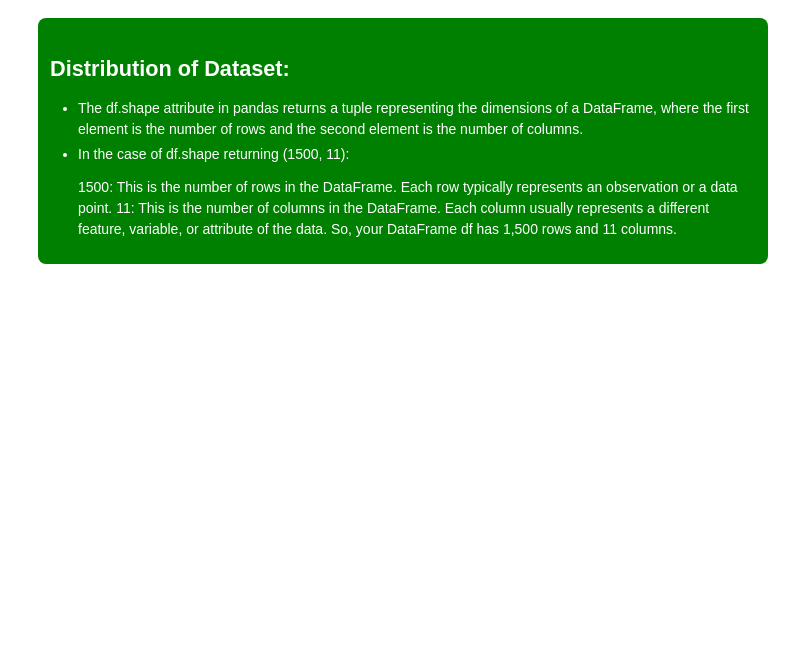
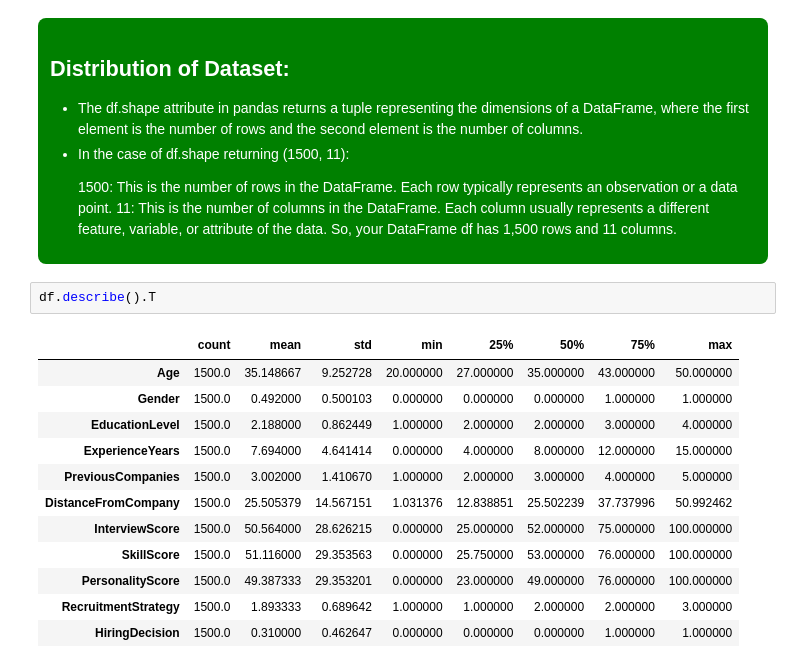
Before and after one commit to Eunnylans/Hiring--Analysis--Using--Linear--Regression, a Jupyter notebook: Predicting--Hiring--Decisions.ipynb, the cells around one changed output. Saved outputs shown, nothing was run; the diff lists cells and outputs as text; blank space fills up the shorter version.

```diff
--- a/Predicting--Hiring--Decisions.ipynb
+++ b/Predicting--Hiring--Decisions.ipynb
@@ -279,3 +300,18 @@ df.shape
 So, your DataFrame df has 1,500 rows and 11 columns.</li>
     </ul>
  </div>
+# %%
+df.describe().T
+# %% [output]
+|  | count | mean | std | min | 25% | 50% | 75% | max |
+| Age | 1500.0 | 35.148667 | 9.252728 | 20.000000 | 27.000000 | 35.000000 | 43.000000 | 50.000000 |
+| Gender | 1500.0 | 0.492000 | 0.500103 | 0.000000 | 0.000000 | 0.000000 | 1.000000 | 1.000000 |
+| EducationLevel | 1500.0 | 2.188000 | 0.862449 | 1.000000 | 2.000000 | 2.000000 | 3.000000 | 4.000000 |
+| ExperienceYears | 1500.0 | 7.694000 | 4.641414 | 0.000000 | 4.000000 | 8.000000 | 12.000000 | 15.000000 |
+| PreviousCompanies | 1500.0 | 3.002000 | 1.410670 | 1.000000 | 2.000000 | 3.000000 | 4.000000 | 5.000000 |
+| DistanceFromCompany | 1500.0 | 25.505379 | 14.567151 | 1.031376 | 12.838851 | 25.502239 | 37.737996 | 50.992462 |
+| InterviewScore | 1500.0 | 50.564000 | 28.626215 | 0.000000 | 25.000000 | 52.000000 | 75.000000 | 100.000000 |
+| SkillScore | 1500.0 | 51.116000 | 29.353563 | 0.000000 | 25.750000 | 53.000000 | 76.000000 | 100.000000 |
+| PersonalityScore | 1500.0 | 49.387333 | 29.353201 | 0.000000 | 23.000000 | 49.000000 | 76.000000 | 100.000000 |
+| RecruitmentStrategy | 1500.0 | 1.893333 | 0.689642 | 1.000000 | 1.000000 | 2.000000 | 2.000000 | 3.000000 |
+| HiringDecision | 1500.0 | 0.310000 | 0.462647 | 0.000000 | 0.000000 | 0.000000 | 1.000000 | 1.000000 |
```
Also changed, not shown: parts of 3 cells of this notebook.
